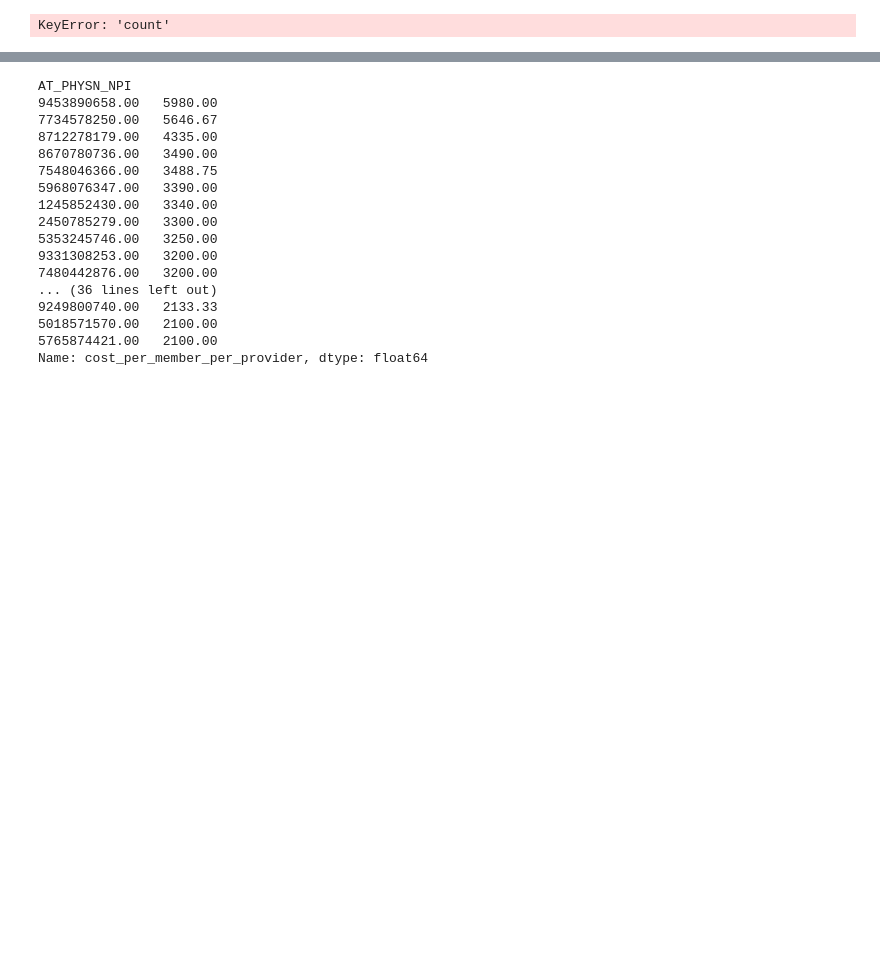
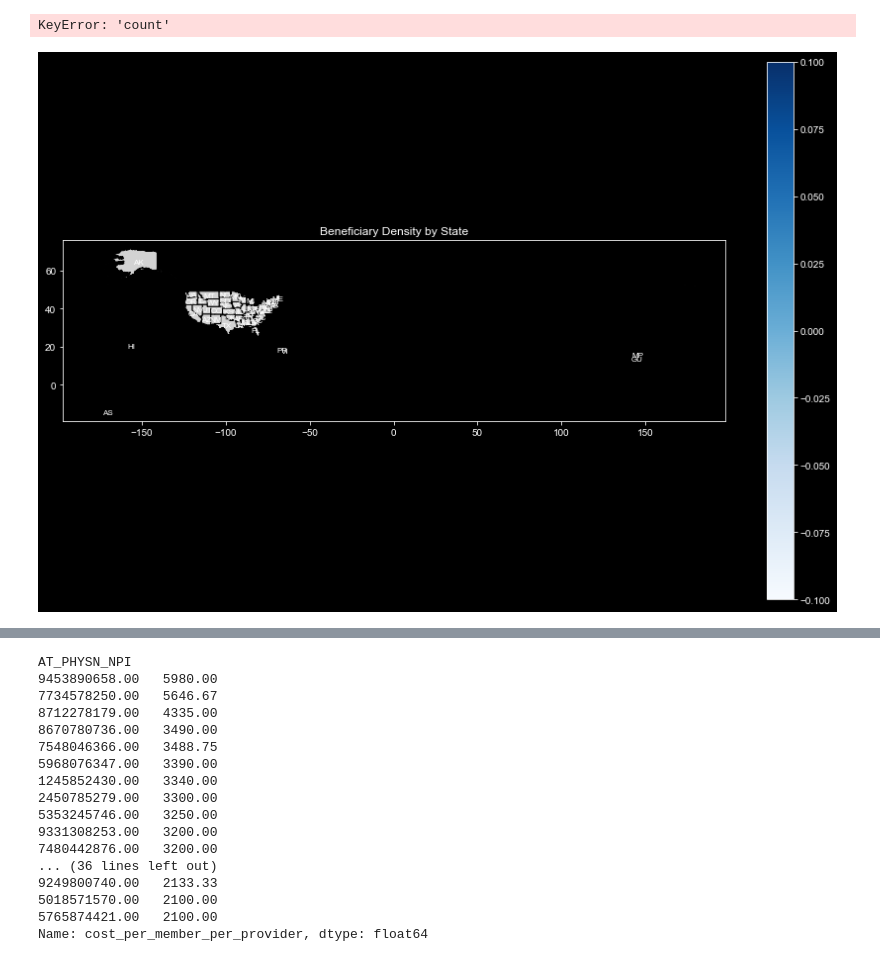
Before and after one commit to pattern-recogniser/python-helper, a Jupyter notebook: Outpatient claims analysis.ipynb, the cells around one changed output, grey strips where cells are left out. Drawn from its saved outputs; the diff is of its cells as text; code cells hidden in the pictures; blank space fills up the shorter version.

Commit message:
Tried out code to plot density of users, not working well

```diff
--- a/Outpatient claims analysis.ipynb
+++ b/Outpatient claims analysis.ipynb
@@ -45,7 +45,7 @@ char_columns_in_beneficiary_data = [
     'BENE_SEX_IDENT_CD',
     'BENE_RACE_CD',
     'BENE_ESRD_IND',
-    'SP_STATE_CODE'
+    'SP_STATE_CODE',
     'SP_ALZHDMTA',
     'SP_CHF',
     'SP_CHRNKIDN',
@@ -624,3 +624,50 @@ grouped_stats_filtered = grouped_stats_filtered.reset_index(drop=True)
 grouped_stats_filtered.sort_values(by=['diff'], ascending=False)
 # %% [output]
 KeyError: 'count'
+# %%
+state_codes_str = '''01 AL 02 AK 03 AZ 04 AR 05 CA 06 CO 07 CT 08 DE 09 DC 10
+FL 11 GA 12 HI 13 ID 14 IL 15 IN 16 IA 17 KS 18 KY 19 LA 20
+ME 21 MD 22 MA 23 MI 24 MN 25 MS 26 MO 27 MT 28 NE 29 NV 30
+NH 31 NJ 32 NM 33 NY 34 NC 35 ND 36 OH 37 OK 38 OR 39 PA 41
+RI 42 SC 43 SD 44 TN 45 TX 46 UT 47 VT 49 VA 50 WA 51 WV 52
+WI 53 WY 54 Others
+'''
+
+state_codes_dict = {}
+words = state_codes_str.split()
+for i in range(0, len(words), 2):
+    state_codes_dict[words[i]] = words[i+1]
+
+state_density = (
+    beneficiary_df
+    .groupby(['SP_STATE_CODE'])
+    .agg(beneficiary_density = ('DESYNPUF_ID', 'count'))
+).reset_index()
+
+# import geopandas as gpd
+
+
+# Load the GeoJSON file with state boundaries
+geojson_path = 'us_states.geojson'
+us_states = gpd.read_file(geojson_path)
+
+
+
+# Merge the GeoDataFrame with your DataFrame based on the state code
+merged_df = us_states.merge(state_density, left_on='abbr', right_on='SP_STATE_CODE', how='left')
+
+# Plot the map
+fig, ax = plt.subplots(figsize=(15, 10))
+us_states.plot(ax=ax, color='lightgray', edgecolor='black')
+
+# Plot the beneficiary density in each state
+merged_df.plot(column='beneficiary_density', cmap='Blues', linewidth=0.8, ax=ax, edgecolor='0.8', legend=True, vmin=merged_df['beneficiary_density'].min(), vmax=merged_df['beneficiary_density'].max())
+
+# Add state labels
+for x, y, label in zip(us_states.geometry.centroid.x, us_states.geometry.centroid.y, us_states['abbr']):
+    ax.text(x, y, label, fontsize=8, ha='center', va='center')
+
+plt.title('Beneficiary Density by State')
+plt.show()
+# %% [output]
+[figure, added]
```
Also changed, not shown: parts of 1 cell of this notebook, 1 other file.
